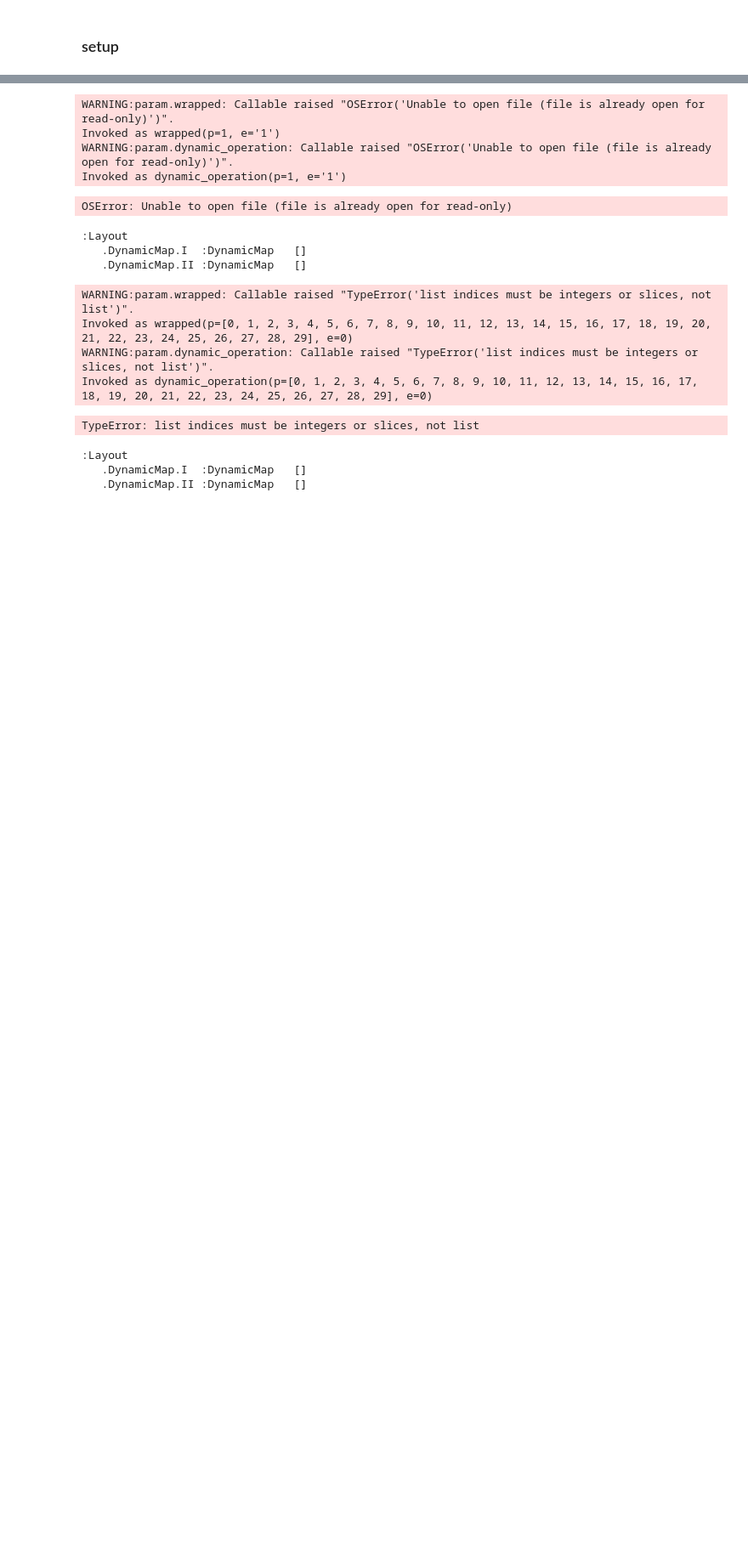
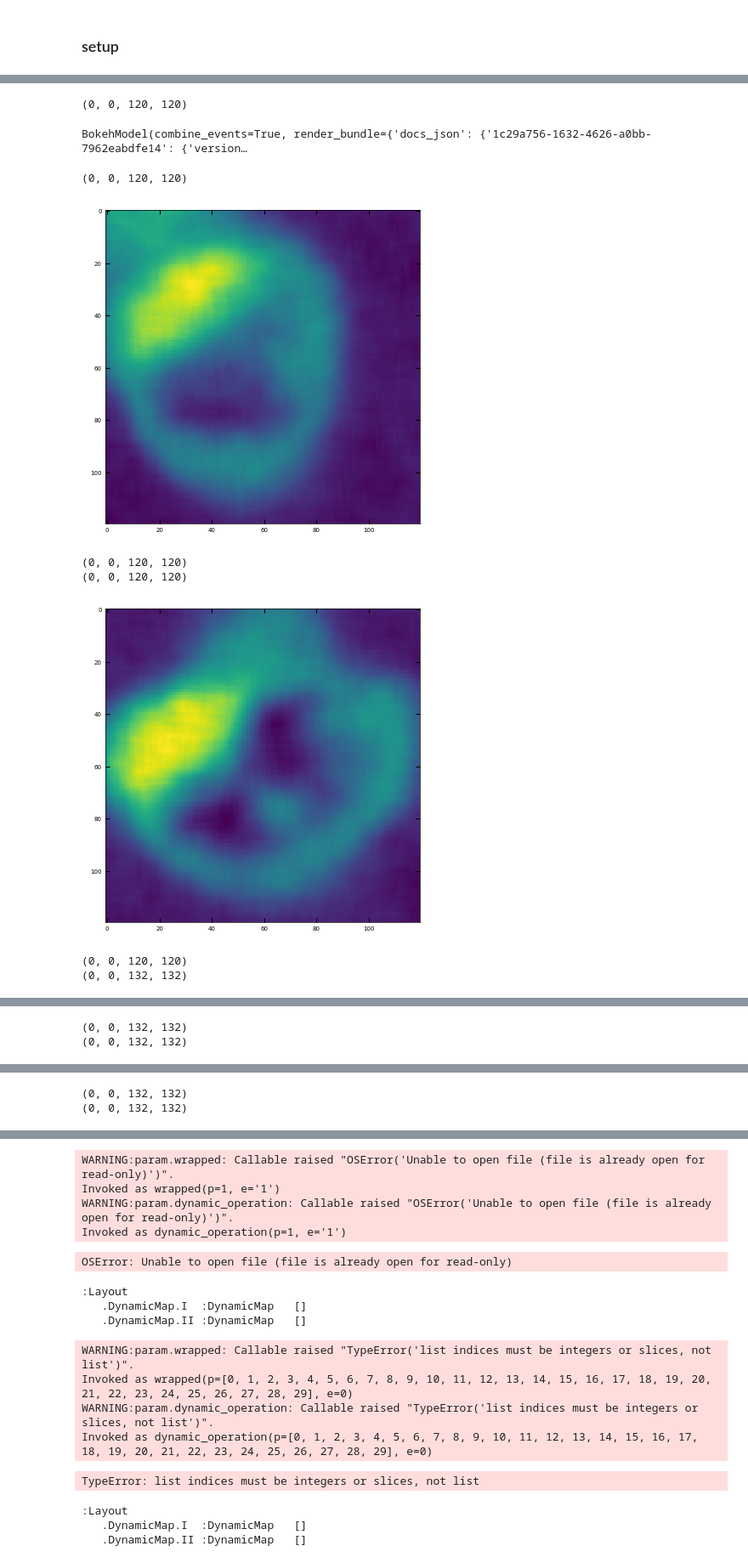
Before and after one commit to zhangxinqiao314/m3_learning, a Jupyter notebook: m3_learning/papers/Multimodal/hv_visualization.ipynb, the cells around one changed output, grey strips where cells are left out. Shown at 85% size. Saved outputs shown, nothing was run; the diff lists cells and outputs as text; code cells hidden in the pictures; blank space fills up the shorter version.

```diff
--- a/m3_learning/papers/Multimodal/hv_visualization.ipynb
+++ b/m3_learning/papers/Multimodal/hv_visualization.ipynb
@@ -250,9 +237,11 @@ p_select.param.watch(clear_cache, 'value'), e_select.param.watch(clear_cache, 'v
 # update mean image/spec
 def update_mean_image(p,e, **kwargs):
     title = f"Mean image {dset.meta['particle_list'][p]}"
-    mean_image = update_data(p,e).mean(axis=-1).reshape(dset.meta['shape_list'][p])
-    return hv.Image(mean_image, bounds=image_bounds
-                    ).opts(width=350, height=300, cmap='viridis', colorbar=True, tools=['tap'],
+    print(((0,0,)+dset.meta['shape_list'][p]))
+    return hv.Image(dset.get_mean_image(p,e), bounds=((0,0,)+dset.meta['shape_list'][p])
+                    ).opts(width=350, height=300, cmap='viridis', colorbar=True, tools=[],
                             axiswise=True, shared_axes=False, title=title)
-update_mean_image(0,0)
+
+test = pn.bind(update_mean_image,p=p_select,e=e_select)
+pn.Column(p_select, e_select, test).servable()
 # %% [output]
@@ -259,0 +248,9 @@ update_mean_image(0,0)
+(0, 0, 120, 120)
+BokehModel(combine_events=True, render_bundle={'docs_json': {'1c29a756-1632-4626-a0bb-7962eabdfe14': {'version…
+(0, 0, 120, 120)
+[figure, added]
+(0, 0, 120, 120)
+(0, 0, 120, 120)
+[figure, added]
+(0, 0, 120, 120)
+(0, 0, 132, 132)
@@ -259,0 +258,2 @@ update_mean_image(0,0)
+(0, 0, 132, 132)
+(0, 0, 132, 132)
@@ -259,0 +261,2 @@ update_mean_image(0,0)
+(0, 0, 132, 132)
+(0, 0, 132, 132)
```
Also changed, not shown: parts of 21 cells of this notebook, 1 other file.
